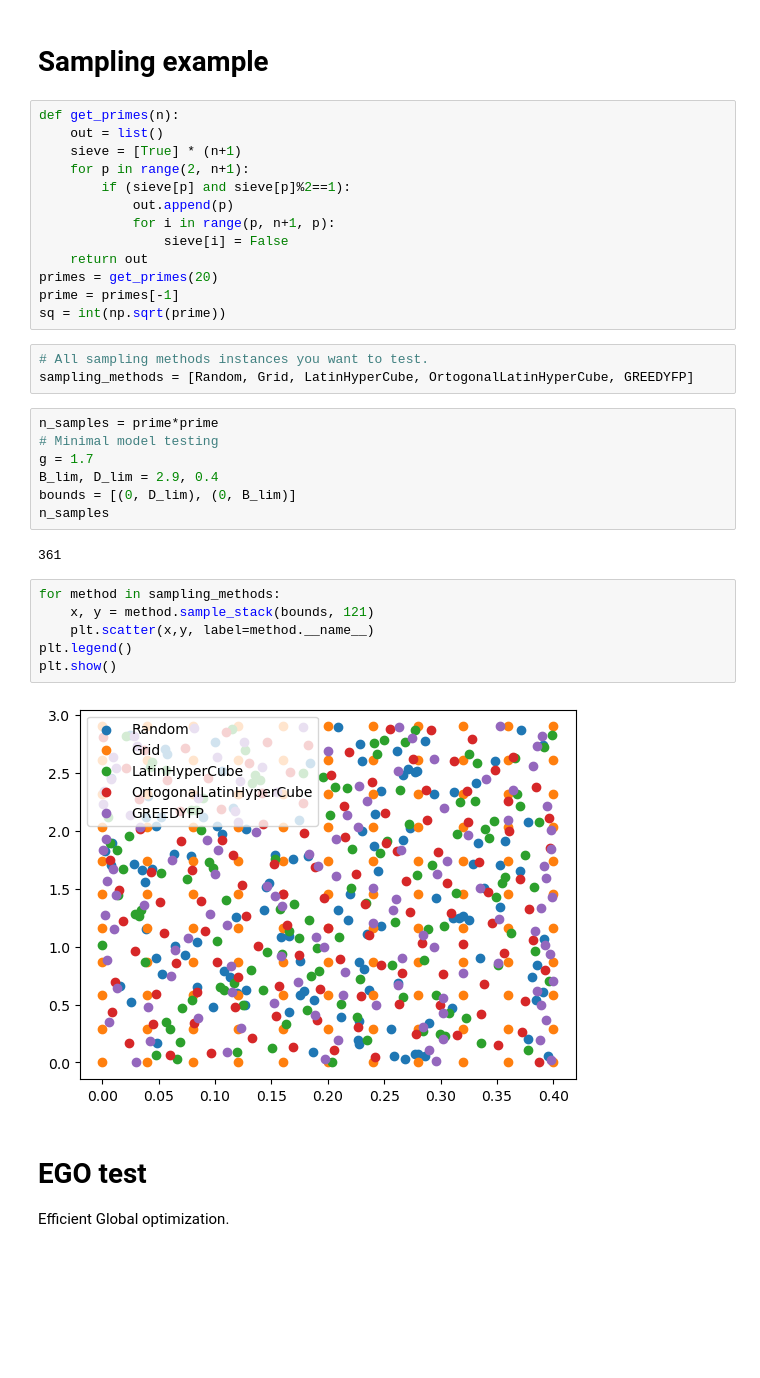
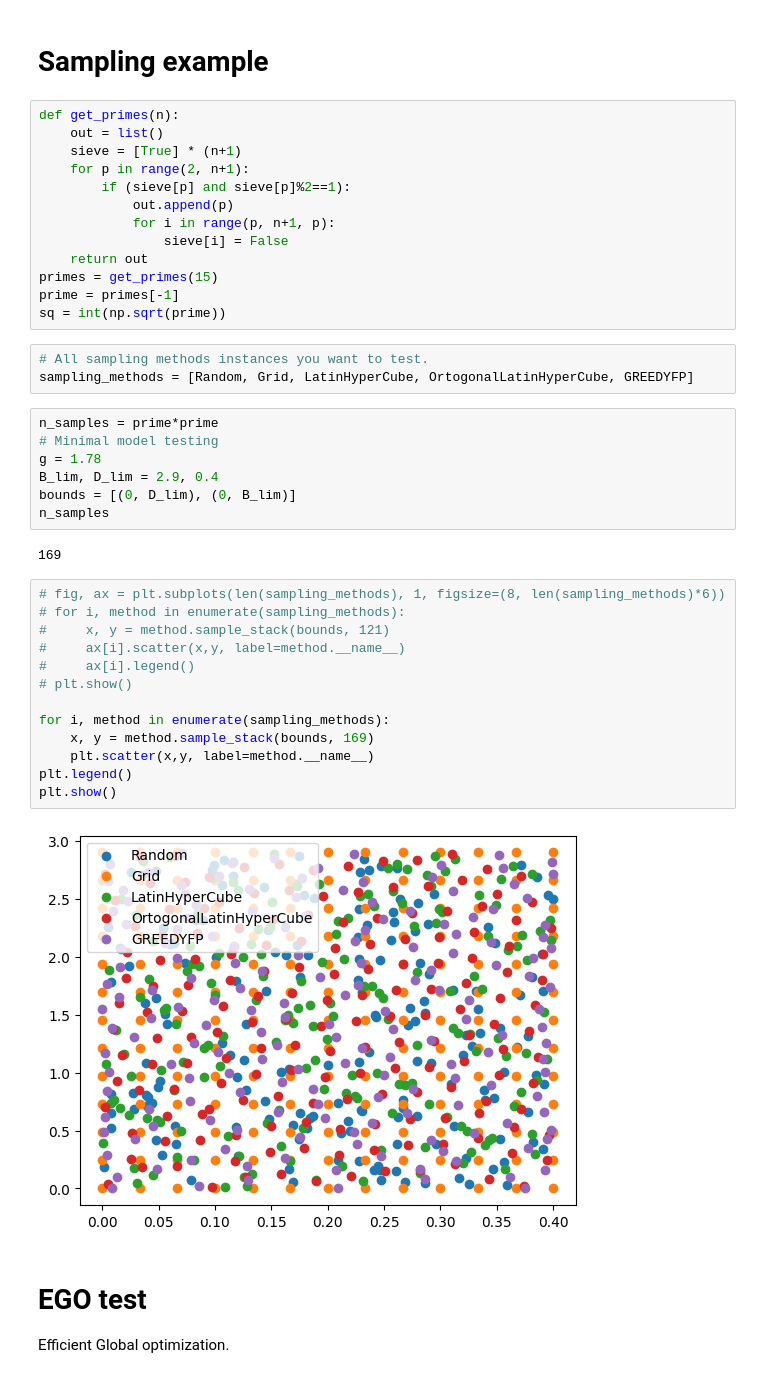
Before and after one commit to darkraisisi/sampling_hillslope_surrogate, a Jupyter notebook: experiments.ipynb, the cells around one changed output. Drawn from its saved outputs; the diff is of its cells as text; blank space fills up the shorter version.

Commit message:
stage two sampling

```diff
--- a/experiments.ipynb
+++ b/experiments.ipynb
@@ -33,7 +33,7 @@ def get_primes(n):
             for i in range(p, n+1, p):
                 sieve[i] = False
     return out
-primes = get_primes(20)
+primes = get_primes(15)
 prime = primes[-1]
 sq = int(np.sqrt(prime))
 # %%
@@ -42,20 +42,27 @@ sampling_methods = [Random, Grid, LatinHyperCube, OrtogonalLatinHyperCube, GREED
 # %%
 n_samples = prime*prime
 # Minimal model testing
-g = 1.7
+g = 1.78
 B_lim, D_lim = 2.9, 0.4
 bounds = [(0, D_lim), (0, B_lim)]
 n_samples
 # %% [output]
-361
+169
 # %%
-for method in sampling_methods:
-    x, y = method.sample_stack(bounds, 121)
+# fig, ax = plt.subplots(len(sampling_methods), 1, figsize=(8, len(sampling_methods)*6))
+# for i, method in enumerate(sampling_methods):
+#     x, y = method.sample_stack(bounds, 121)
+#     ax[i].scatter(x,y, label=method.__name__)
+#     ax[i].legend()
+# plt.show()
+
+for i, method in enumerate(sampling_methods):
+    x, y = method.sample_stack(bounds, 169)
     plt.scatter(x,y, label=method.__name__)
 plt.legend()
 plt.show()
 # %% [output]
-[figure, old version]
+[figure, new version]
 # %% [markdown]
 # EGO test
 Efficient Global optimization.
```
Also changed, not shown: parts of 26 cells of this notebook, 2 other files.
